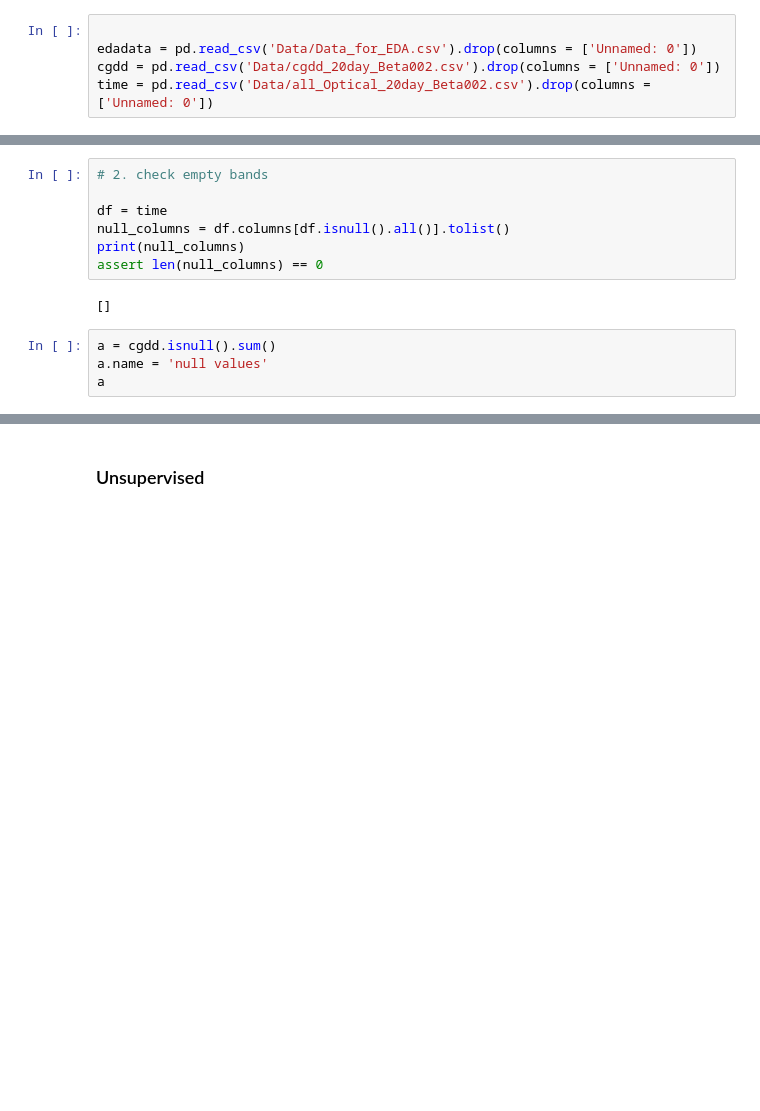
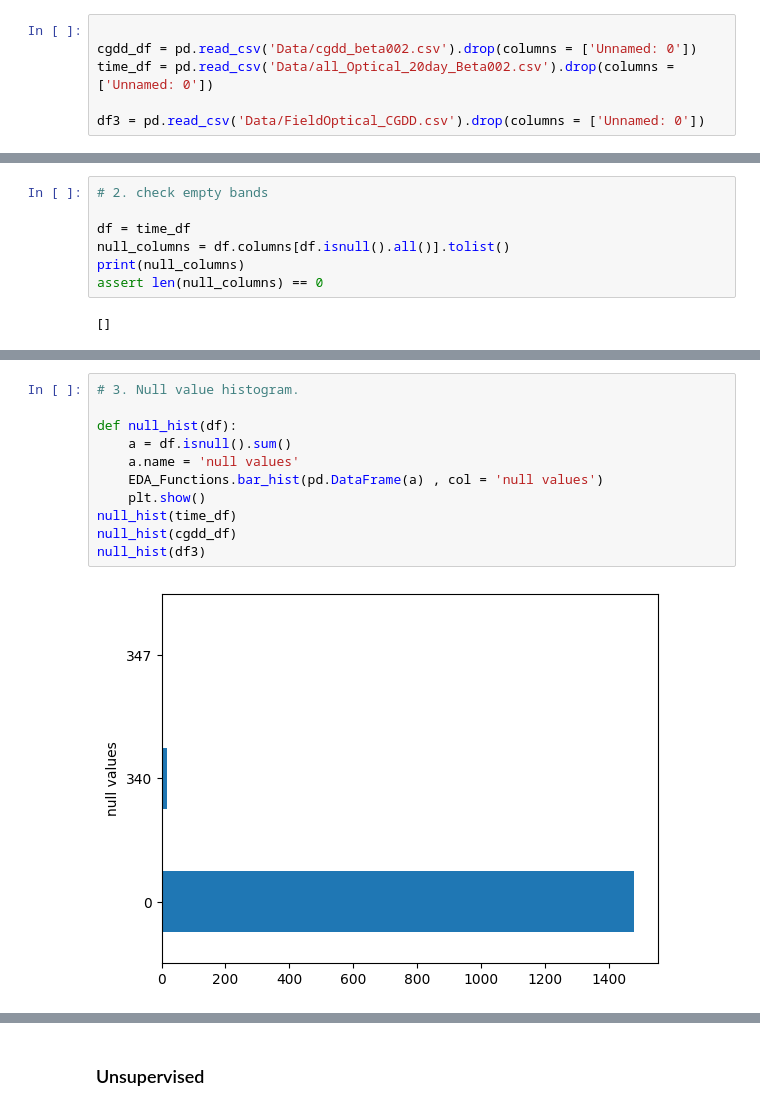
Before and after one commit to abhishek-kashyap-4/CTM, a Jupyter notebook: EDA/EDA.ipynb, the cells around one changed output, grey strips where cells are left out. Cells and saved outputs as stored; diff of their text form; blank space fills up the shorter version.

```diff
--- a/EDA/EDA.ipynb
+++ b/EDA/EDA.ipynb
@@ -15,6 +15,7 @@ from glob import glob
 import  EDA_Functions
 # %%
 
-edadata = pd.read_csv('Data/Data_for_EDA.csv').drop(columns = ['Unnamed: 0'])
-cgdd = pd.read_csv('Data/cgdd_20day_Beta002.csv').drop(columns = ['Unnamed: 0'])
-time = pd.read_csv('Data/all_Optical_20day_Beta002.csv').drop(columns = ['Unnamed: 0'])
+cgdd_df = pd.read_csv('Data/cgdd_beta002.csv').drop(columns = ['Unnamed: 0'])
+time_df = pd.read_csv('Data/all_Optical_20day_Beta002.csv').drop(columns = ['Unnamed: 0'])
+
+df3 = pd.read_csv('Data/FieldOptical_CGDD.csv').drop(columns = ['Unnamed: 0'])
@@ -71,13 +125,9 @@ Name: B3, dtype: float64
 # %%
 # 2. check empty bands
 
-df = time
+df = time_df
 null_columns = df.columns[df.isnull().all()].tolist()
 print(null_columns)
 assert len(null_columns) == 0
 # %% [output]
 []
-# %%
-a = cgdd.isnull().sum()
-a.name = 'null values'
-a
@@ -107,0 +134,13 @@ EDA_Functions.bar_hist(pd.DataFrame(a) , col = 'null values')
+# %%
+# 3. Null value histogram.
+
+def null_hist(df):
+    a = df.isnull().sum()
+    a.name = 'null values'
+    EDA_Functions.bar_hist(pd.DataFrame(a) , col = 'null values')
+    plt.show()
+null_hist(time_df)
+null_hist(cgdd_df)
+null_hist(df3)
+# %% [output]
+[figure, added]
```
Also changed, not shown: parts of 17 cells of this notebook, 15 other files.
